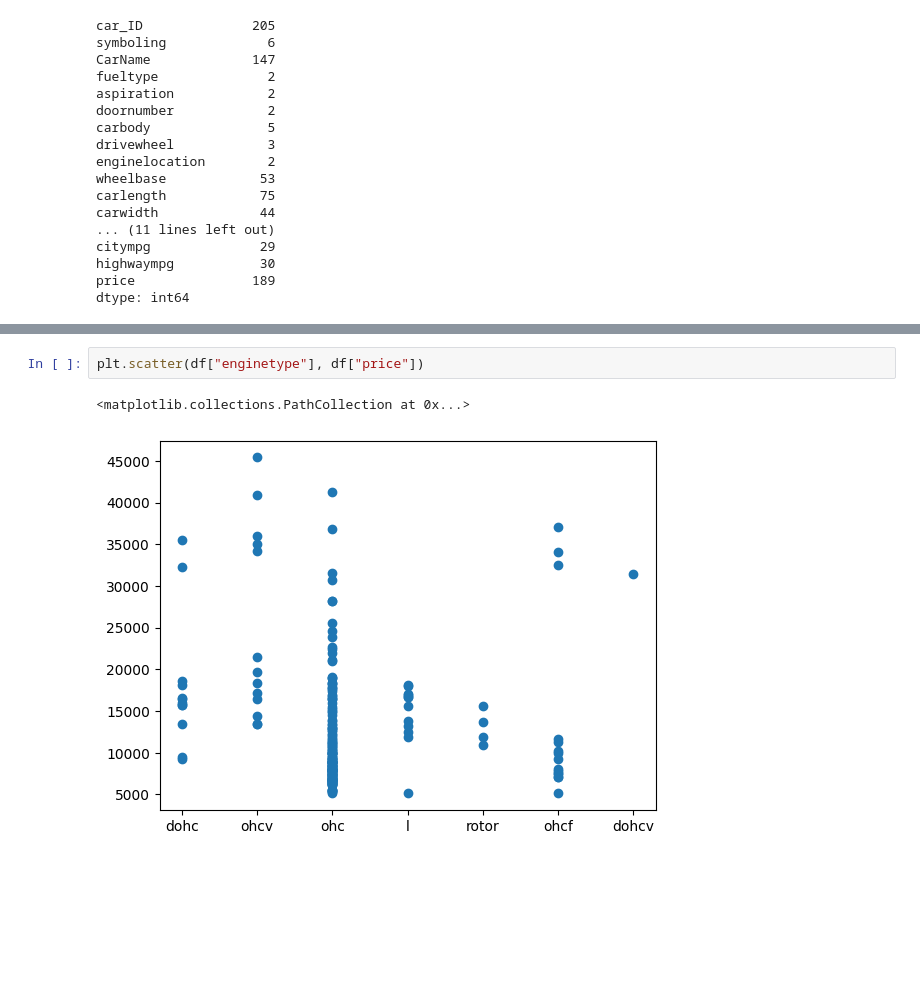
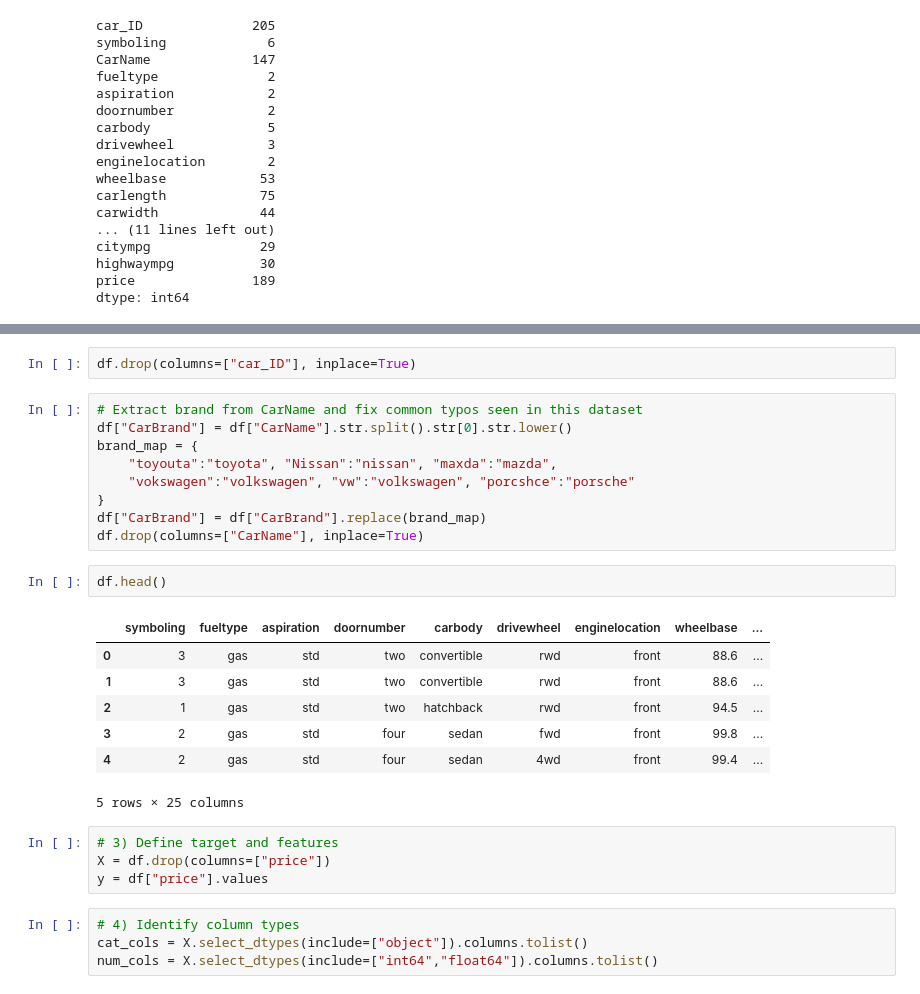
Before and after one commit to ShivamAttri05/Machine_Learning, a Jupyter notebook: 02_Multiple_Linear_Regression/Car Price Prediction/Car Price Prediction.ipynb, the cells around one changed output, grey strips where cells are left out. Saved outputs shown, nothing was run; the diff lists cells and outputs as text; blank space fills up the shorter version.

```diff
--- a/02_Multiple_Linear_Regression/Car Price Prediction/Car Price Prediction.ipynb
+++ b/02_Multiple_Linear_Regression/Car Price Prediction/Car Price Prediction.ipynb
@@ -80,5 +77,29 @@ plt.scatter(df["fueltype"], df["price"])
-# %%
-plt.scatter(df["enginetype"], df["price"])
-# %% [output]
-<matplotlib.collections.PathCollection at 0x...>
-[figure, removed]
+# %%
+df.drop(columns=["car_ID"], inplace=True)
+# %%
+# Extract brand from CarName and fix common typos seen in this dataset
+df["CarBrand"] = df["CarName"].str.split().str[0].str.lower()
+brand_map = {
+    "toyouta":"toyota", "Nissan":"nissan", "maxda":"mazda",
+    "vokswagen":"volkswagen", "vw":"volkswagen", "porcshce":"porsche"
+}
+df["CarBrand"] = df["CarBrand"].replace(brand_map)
+df.drop(columns=["CarName"], inplace=True)
+# %%
+df.head()
+# %% [output]
+|  | symboling | fueltype | aspiration | doornumber | carbody | drivewheel | enginelocation | wheelbase | ... |
+| 0 | 3 | gas | std | two | convertible | rwd | front | 88.6 | ... |
+| 1 | 3 | gas | std | two | convertible | rwd | front | 88.6 | ... |
+| 2 | 1 | gas | std | two | hatchback | rwd | front | 94.5 | ... |
+| 3 | 2 | gas | std | four | sedan | fwd | front | 99.8 | ... |
+| 4 | 2 | gas | std | four | sedan | 4wd | front | 99.4 | ... |
+5 rows × 25 columns
+# %%
+# 3) Define target and features
+X = df.drop(columns=["price"])
+y = df["price"].values
+# %%
+# 4) Identify column types
+cat_cols = X.select_dtypes(include=["object"]).columns.tolist()
+num_cols = X.select_dtypes(include=["int64","float64"]).columns.tolist()
```
Also changed, not shown: parts of 10 cells of this notebook.
